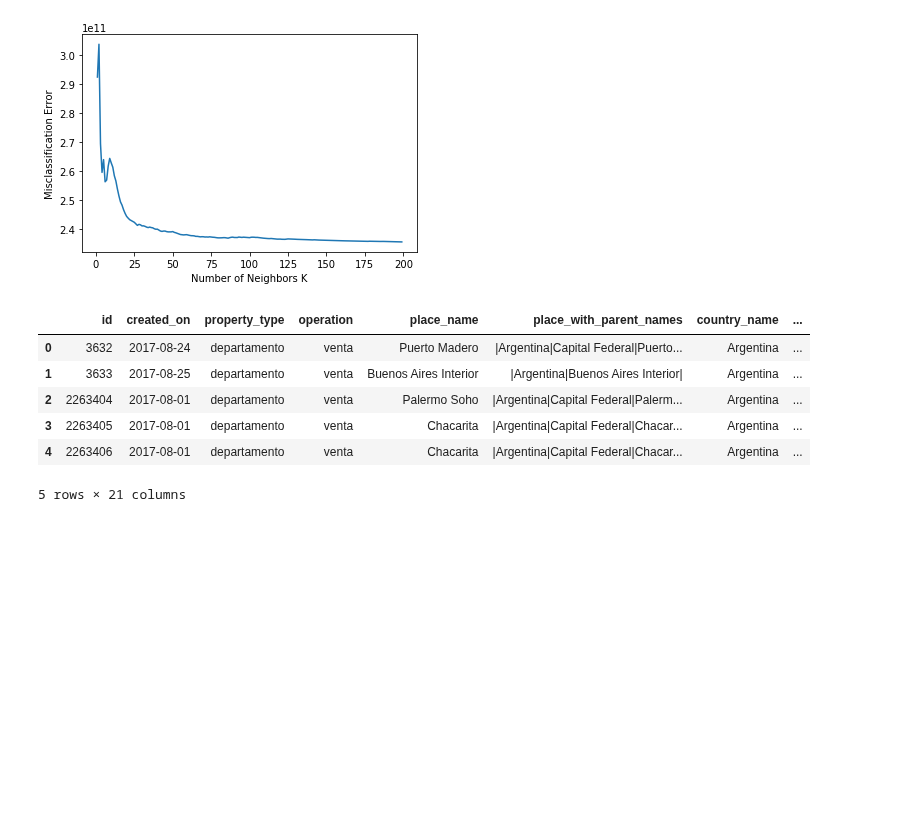
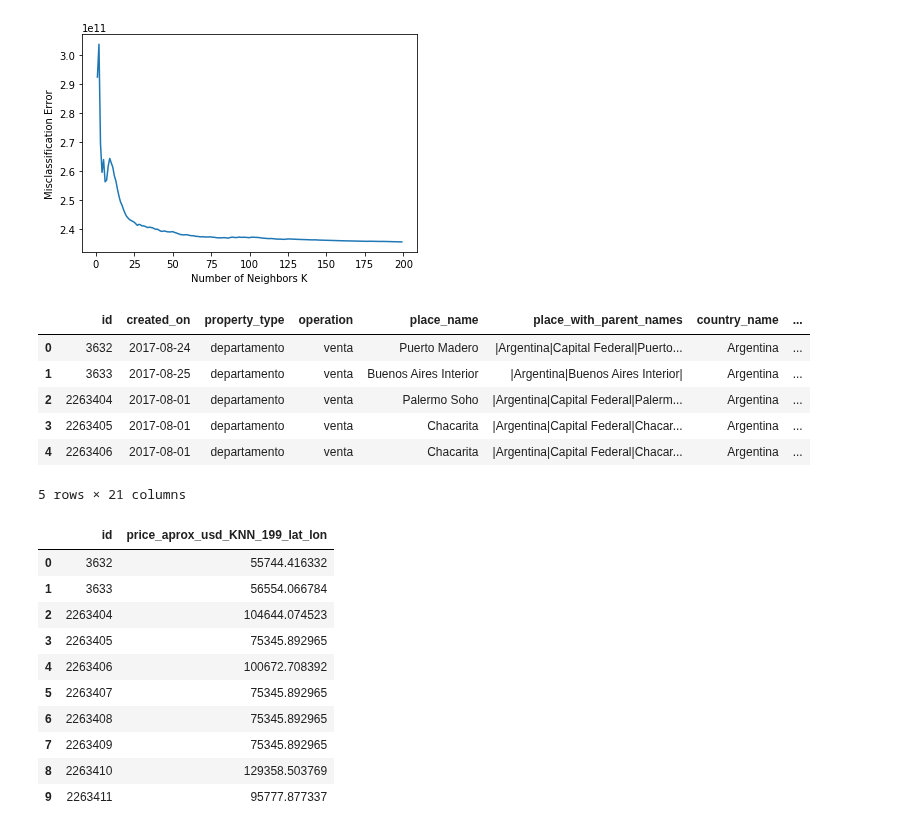
Before and after one commit to nicolaslongo/datos-TP1, a Jupyter notebook: RegresionLineal2016-17.ipynb, the cells around one changed output. Cells and saved outputs as stored; diff of their text form; code cells hidden in the pictures; blank space fills up the shorter version.

```diff
--- a/RegresionLineal2016-17.ipynb
+++ b/RegresionLineal2016-17.ipynb
@@ -336,3 +373,18 @@ test_float.head()
 | 3 | 2263405 | 2017-08-01 | departamento | venta | Chacarita | |Argentina|Capital Federal|Chacar... | Argentina | ... |
 | 4 | 2263406 | 2017-08-01 | departamento | venta | Chacarita | |Argentina|Capital Federal|Chacar... | Argentina | ... |
 5 rows × 21 columns
+# %%
+test_float_reduced = test_float.loc[:,['id', 'price_aprox_usd_KNN_199_lat_lon']]
+test_float_reduced.head(10)
+# %% [output]
+|  | id | price_aprox_usd_KNN_199_lat_lon |
+| 0 | 3632 | 55744.416332 |
+| 1 | 3633 | 56554.066784 |
+| 2 | 2263404 | 104644.074523 |
+| 3 | 2263405 | 75345.892965 |
+| 4 | 2263406 | 100672.708392 |
+| 5 | 2263407 | 75345.892965 |
+| 6 | 2263408 | 75345.892965 |
+| 7 | 2263409 | 75345.892965 |
+| 8 | 2263410 | 129358.503769 |
+| 9 | 2263411 | 95777.877337 |
```
Also changed, not shown: parts of 7 cells of this notebook.
